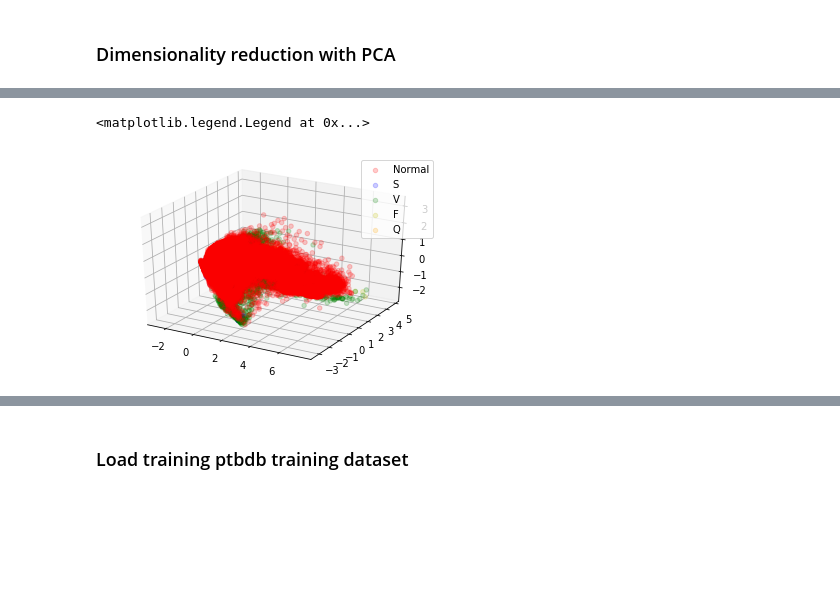
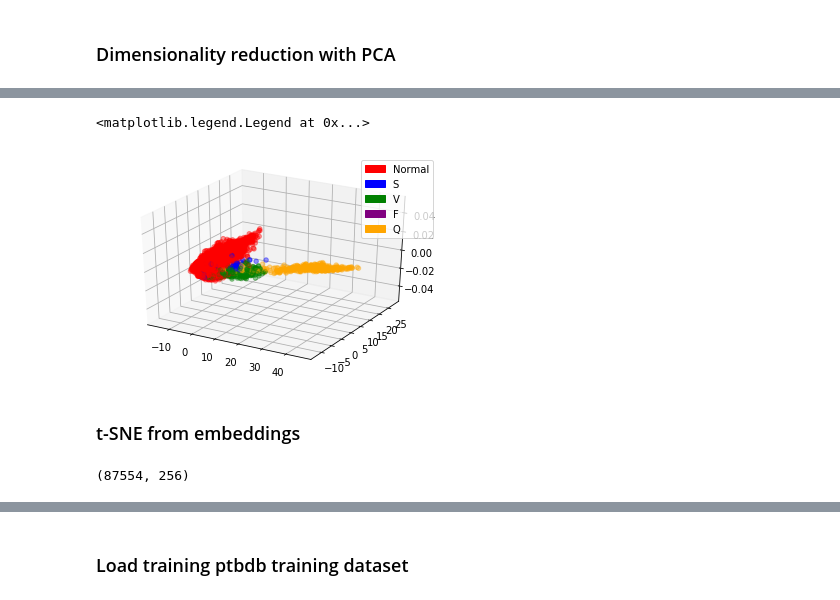
Before and after one commit to CarlosGomes98/ECG-Classification, a Jupyter notebook: Visualization.ipynb, the cells around one changed output, grey strips where cells are left out. Cells and saved outputs as stored; diff of their text form; code cells hidden in the pictures; blank space fills up the shorter version.

```diff
--- a/Visualization.ipynb
+++ b/Visualization.ipynb
@@ -54 +60,5 @@ X_centered = X - X.mean(axis=0)
+# %%
+subset_size = 5000
+X_centered = X - X.mean(axis=0)
+subset = np.random.randint(X.shape[0], size=(subset_size))
 # %%
@@ -64,11 +76,23 @@ plt.legend(axes, label_names)
 # %%
-colors = ['r', 'b', 'g', 'y', 'orange']
+colors = ['r', 'b', 'g', 'purple', 'orange']
 label_names = ['Normal', 'S', 'V', 'F', 'Q']
+colors_artists = [mpatches.Patch(color=colors[i], label=label_names[i]) for i in range(5)]
 pca = decomposition.PCA(n_components=3)
-components = pca.fit_transform(X_centered.squeeze())
+components = pca.fit_transform(X_centered.squeeze()[subset])
 ax = plt.subplot(111, projection='3d')
-axes = [ax.scatter(components[label_index[i], 0], components[label_index[i], 1], components[label_index[i], 2], c=colors[i], alpha = 0.2, label=label_names[i]) for i in range(5)]
-plt.legend(axes, label_names)
+ax.scatter([components[i, 0] for i in range(subset_size)], [components[i, 1] for i in range(subset_size)],
+            c=[colors[Y[subset[i]]] for i in range(subset_size)], label=[Y[subset[i]] for i in range(subset_size)], alpha=0.4)
+plt.legend(handles=colors_artists)
 # %% [output]
 <matplotlib.legend.Legend at 0x...>
-[figure, old version]
+[figure, new version]
+# %% [markdown]
+### t-SNE from embeddings
+# %%
+model = load_model("baseline_cnn_mitbih.h5")
+embeding_model = Model(inputs=model.inputs, outputs=model.layers[15].output) # get embeddings from last conv layer
+
+embedings = embeding_model.predict(X)
+embedings.shape
+# %% [output]
+(87554, 256)
```
Also changed, not shown: parts of 16 cells of this notebook, 4 other files.
